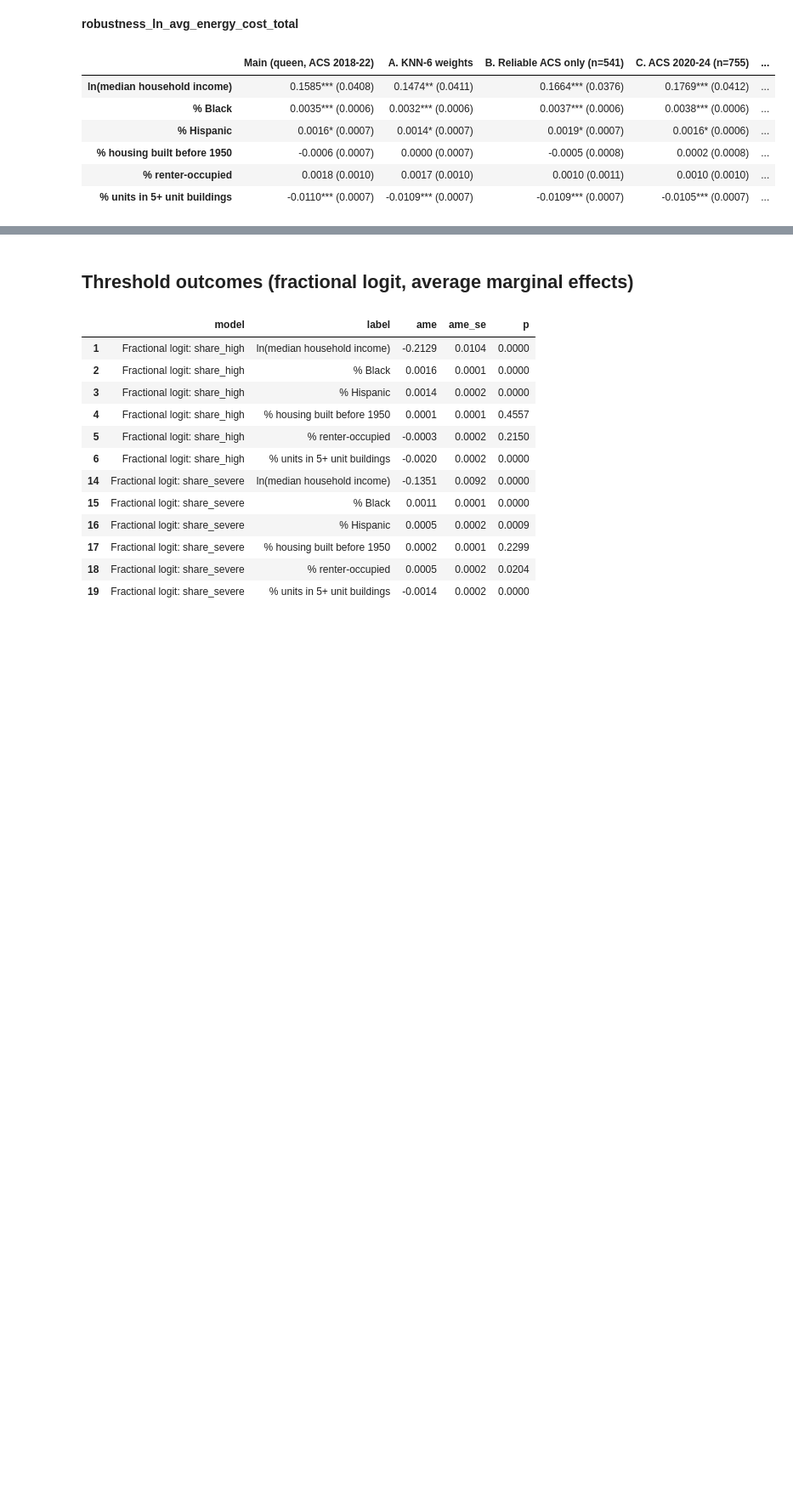
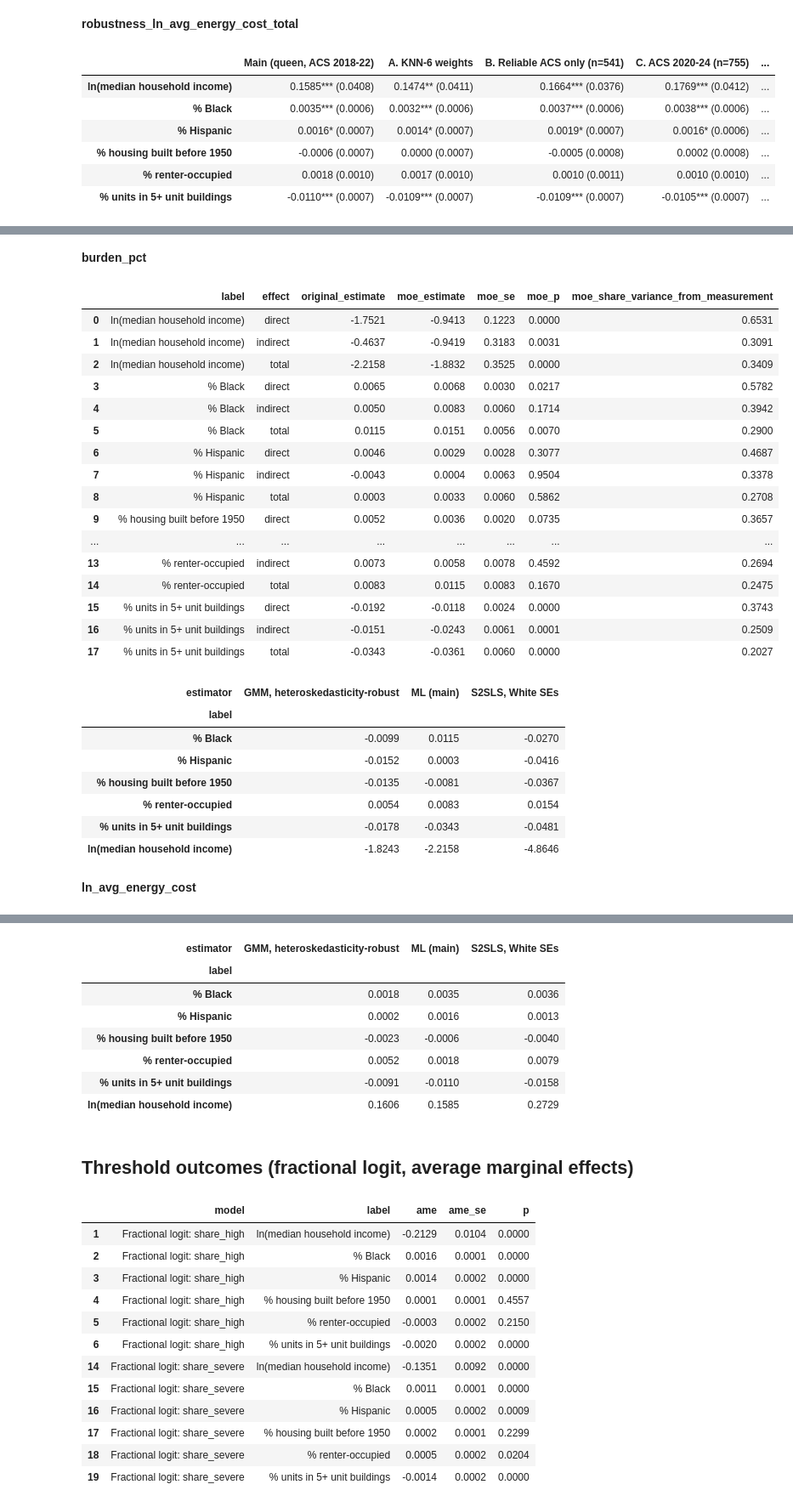
Before and after one commit to fundidayyan-afk/Chicago-Energy-Burden, a Jupyter notebook: notebooks/05_robustness.ipynb, the cells around one changed output, grey strips where cells are left out. Shown at 85% size. Saved outputs shown, nothing was run; the diff lists cells and outputs as text; code cells hidden in the pictures; blank space fills up the shorter version.

```diff
--- a/notebooks/05_robustness.ipynb
+++ b/notebooks/05_robustness.ipynb
@@ -66,0 +70,9 @@ for f in sorted(T.glob("robustness_*.csv")):
+# %%
+display(Markdown((T / "uncertainty_summary.md").read_text()))
+for o in ["burden_pct", "ln_avg_energy_cost"]:
+    display(Markdown(f"**{o}**"))
+    display(pd.read_csv(T / f"moe_combined_{o}.csv")[["label", "effect", "original_estimate", "moe_estimate",
+            "moe_se", "moe_p", "moe_share_variance_from_measurement"]].round(4))
+    r = pd.read_csv(T / f"robust_estimators_{o}.csv")
+    display(r[r["effect"] == "total"].pivot(index="label", columns="estimator", values="estimate").round(4))
+# %% [output]
@@ -66,0 +94,27 @@ for f in sorted(T.glob("robustness_*.csv")):
+**burden_pct**
+|  | label | effect | original_estimate | moe_estimate | moe_se | moe_p | moe_share_variance_from_measurement |
+| 0 | ln(median household income) | direct | -1.7521 | -0.9413 | 0.1223 | 0.0000 | 0.6531 |
+| 1 | ln(median household income) | indirect | -0.4637 | -0.9419 | 0.3183 | 0.0031 | 0.3091 |
+| 2 | ln(median household income) | total | -2.2158 | -1.8832 | 0.3525 | 0.0000 | 0.3409 |
+| 3 | % Black | direct | 0.0065 | 0.0068 | 0.0030 | 0.0217 | 0.5782 |
+| 4 | % Black | indirect | 0.0050 | 0.0083 | 0.0060 | 0.1714 | 0.3942 |
+| 5 | % Black | total | 0.0115 | 0.0151 | 0.0056 | 0.0070 | 0.2900 |
+| 6 | % Hispanic | direct | 0.0046 | 0.0029 | 0.0028 | 0.3077 | 0.4687 |
+| 7 | % Hispanic | indirect | -0.0043 | 0.0004 | 0.0063 | 0.9504 | 0.3378 |
+| 8 | % Hispanic | total | 0.0003 | 0.0033 | 0.0060 | 0.5862 | 0.2708 |
+| 9 | % housing built before 1950 | direct | 0.0052 | 0.0036 | 0.0020 | 0.0735 | 0.3657 |
+| ... | ... | ... | ... | ... | ... | ... | ... |
+| 13 | % renter-occupied | indirect | 0.0073 | 0.0058 | 0.0078 | 0.4592 | 0.2694 |
+| 14 | % renter-occupied | total | 0.0083 | 0.0115 | 0.0083 | 0.1670 | 0.2475 |
+| 15 | % units in 5+ unit buildings | direct | -0.0192 | -0.0118 | 0.0024 | 0.0000 | 0.3743 |
+| 16 | % units in 5+ unit buildings | indirect | -0.0151 | -0.0243 | 0.0061 | 0.0001 | 0.2509 |
+| 17 | % units in 5+ unit buildings | total | -0.0343 | -0.0361 | 0.0060 | 0.0000 | 0.2027 |
+| estimator | GMM, heteroskedasticity-robust | ML (main) | S2SLS, White SEs |
+| label |  |  |  |
+| % Black | -0.0099 | 0.0115 | -0.0270 |
+| % Hispanic | -0.0152 | 0.0003 | -0.0416 |
+| % housing built before 1950 | -0.0135 | -0.0081 | -0.0367 |
+| % renter-occupied | 0.0054 | 0.0083 | 0.0154 |
+| % units in 5+ unit buildings | -0.0178 | -0.0343 | -0.0481 |
+| ln(median household income) | -1.8243 | -2.2158 | -4.8646 |
+**ln_avg_energy_cost**
@@ -67,3 +138,11 @@ for f in sorted(T.glob("robustness_*.csv")):
+| estimator | GMM, heteroskedasticity-robust | ML (main) | S2SLS, White SEs |
+| label |  |  |  |
+| % Black | 0.0018 | 0.0035 | 0.0036 |
+| % Hispanic | 0.0002 | 0.0016 | 0.0013 |
+| % housing built before 1950 | -0.0023 | -0.0006 | -0.0040 |
+| % renter-occupied | 0.0052 | 0.0018 | 0.0079 |
+| % units in 5+ unit buildings | -0.0091 | -0.0110 | -0.0158 |
+| ln(median household income) | 0.1606 | 0.1585 | 0.2729 |
 # %% [markdown]
 ## Threshold outcomes (fractional logit, average marginal effects)
 # %%
```
Also changed, not shown: parts of 2 cells of this notebook, 25 other files.
